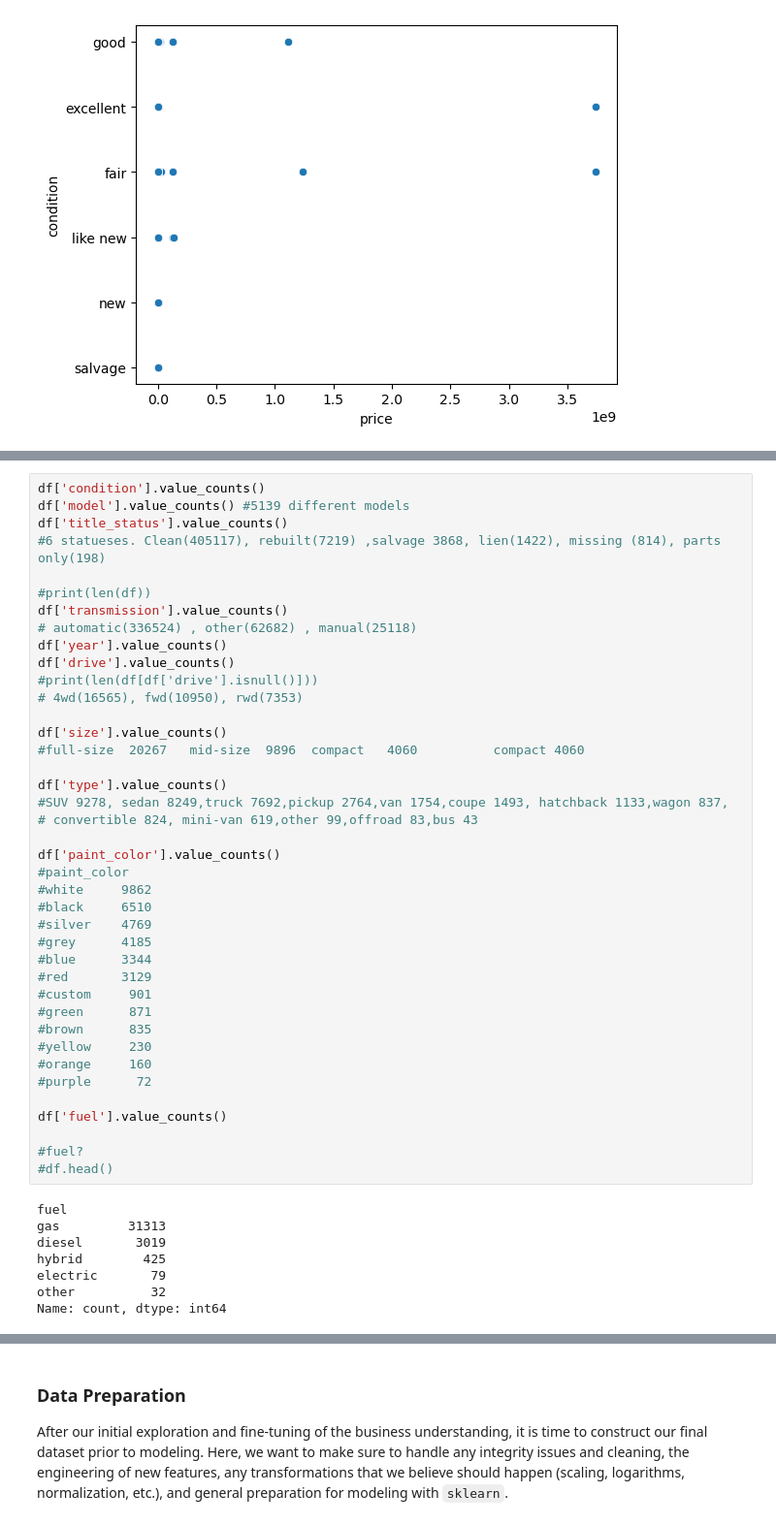
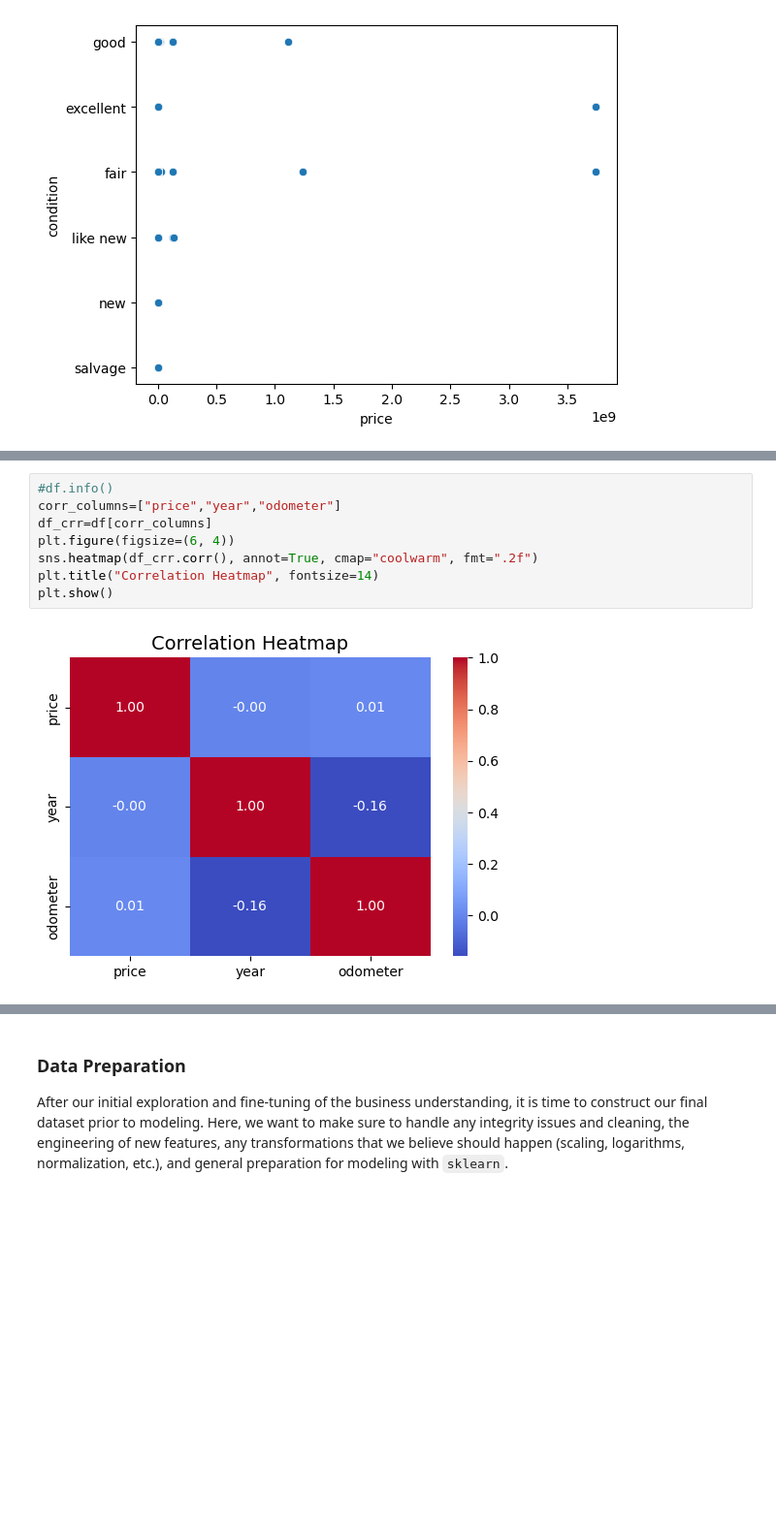
Before and after one commit to mchepuri/car_price_analysis_ml, a Jupyter notebook: prompt_II.ipynb, the cells around one changed output, grey strips where cells are left out. Shown at 97% size. Cells and saved outputs as stored; diff of their text form; blank space fills up the shorter version.

Commit message:
added model logic

```diff
--- a/prompt_II.ipynb
+++ b/prompt_II.ipynb
@@ -64,48 +69,10 @@ plt.show()
-# %%
-df['condition'].value_counts()
-df['model'].value_counts() #5139 different models
-df['title_status'].value_counts()
-#6 statueses. Clean(405117), rebuilt(7219) ,salvage 3868, lien(1422), missing (814), parts only(198)
-
-#print(len(df))
-df['transmission'].value_counts()
-# automatic(336524) , other(62682) , manual(25118)
-df['year'].value_counts()
-df['drive'].value_counts()
-#print(len(df[df['drive'].isnull()]))
-# 4wd(16565), fwd(10950), rwd(7353)
-
-df['size'].value_counts()
-#full-size  20267   mid-size  9896  compact   4060          compact 4060
-
-df['type'].value_counts()
-#SUV 9278, sedan 8249,truck 7692,pickup 2764,van 1754,coupe 1493, hatchback 1133,wagon 837,
-# convertible 824, mini-van 619,other 99,offroad 83,bus 43
-
-df['paint_color'].value_counts()
-#paint_color
-#white     9862
-#black     6510
-#silver    4769
-#grey      4185
-#blue      3344
-#red       3129
-#custom     901
-#green      871
-#brown      835
-#yellow     230
-#orange     160
-#purple      72
-
-df['fuel'].value_counts()
-
-#fuel?
-#df.head()
-# %% [output]
-fuel
-gas         31313
-diesel       3019
-hybrid        425
-electric       79
-other          32
-Name: count, dtype: int64
+# %%
+#df.info()
+corr_columns=["price","year","odometer"]
+df_crr=df[corr_columns]
+plt.figure(figsize=(6, 4))
+sns.heatmap(df_crr.corr(), annot=True, cmap="coolwarm", fmt=".2f")
+plt.title("Correlation Heatmap", fontsize=14)
+plt.show()
+# %% [output]
+[figure, added]
```
Also changed, not shown: parts of 15 cells of this notebook.
